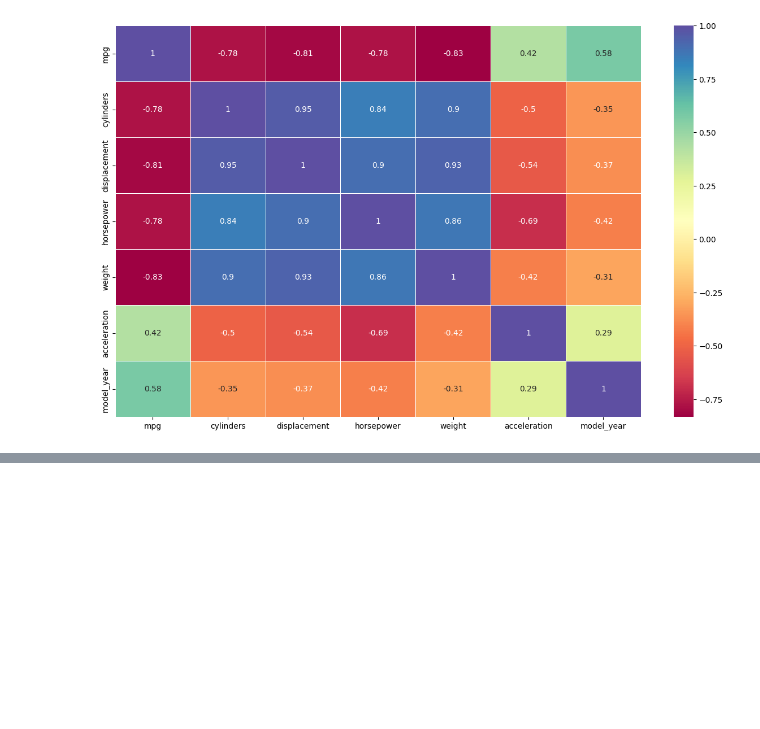
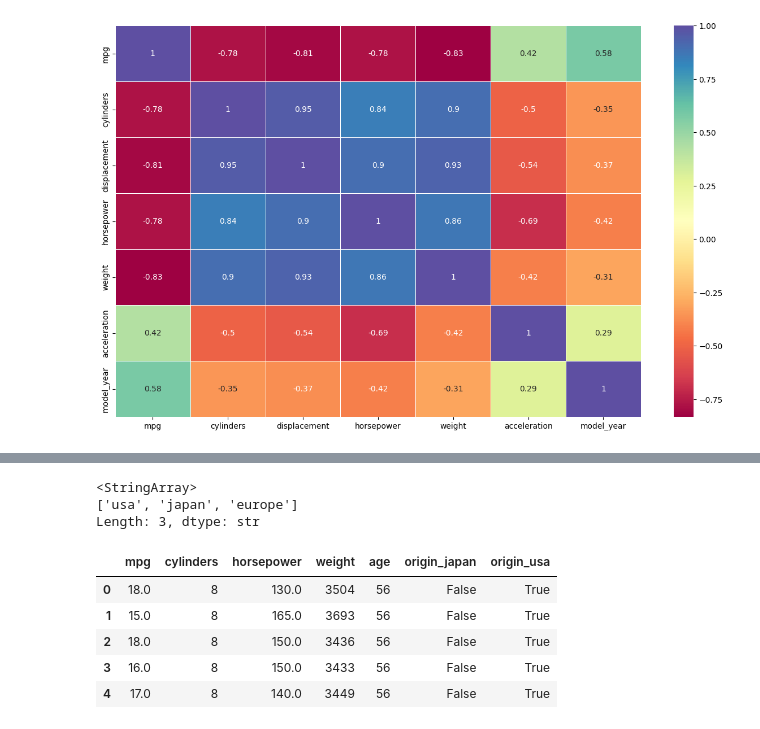
Before and after one commit to EyeMusician1910/Learning-Curve, a Jupyter notebook: Week-2/Day-1/Linear_Regression_Notebook.ipynb, the cells around one changed output, grey strips where cells are left out. Saved outputs shown, nothing was run; the diff lists cells and outputs as text; code cells hidden in the pictures; blank space fills up the shorter version.

```diff
--- a/Week-2/Day-1/Linear_Regression_Notebook.ipynb
+++ b/Week-2/Day-1/Linear_Regression_Notebook.ipynb
@@ -214,0 +222,6 @@ df.drop(["model_year"], axis=1, inplace=True) # dropping the model_year column a
+# %%
+df.origin.unique() # gives the unique values in the origin column
+# %% [output]
+<StringArray>
+['usa', 'japan', 'europe']
+Length: 3, dtype: str
@@ -214,0 +230,9 @@ df.drop(["model_year"], axis=1, inplace=True) # dropping the model_year column a
+# %%
+df.head()
+# %% [output]
+|  | mpg | cylinders | horsepower | weight | age | origin_japan | origin_usa |
+| 0 | 18.0 | 8 | 130.0 | 3504 | 56 | False | True |
+| 1 | 15.0 | 8 | 165.0 | 3693 | 56 | False | True |
+| 2 | 18.0 | 8 | 150.0 | 3436 | 56 | False | True |
+| 3 | 16.0 | 8 | 150.0 | 3433 | 56 | False | True |
+| 4 | 17.0 | 8 | 140.0 | 3449 | 56 | False | True |
```
Also changed, not shown: parts of 23 cells of this notebook.
